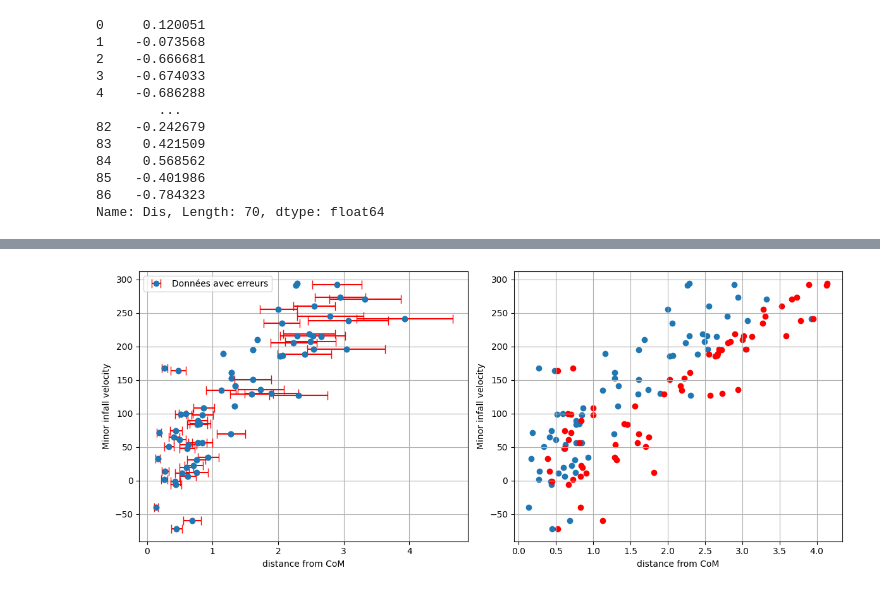
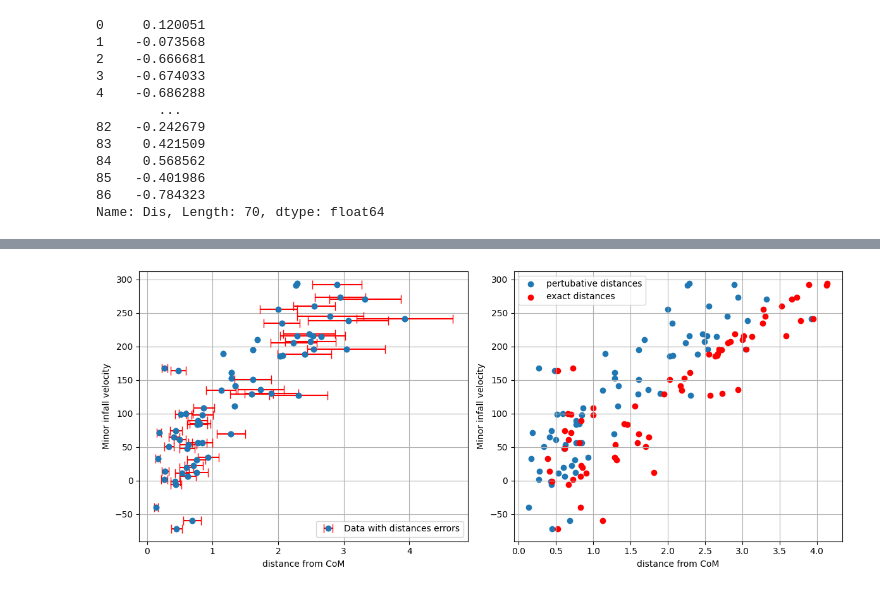
Before and after one commit to AdrianFaucher/project_3A, a Jupyter notebook: pertubative_distance.ipynb, the cells around one changed output, grey strips where cells are left out. Saved outputs shown, nothing was run; the diff lists cells and outputs as text; code cells hidden in the pictures.

```diff
--- a/pertubative_distance.ipynb
+++ b/pertubative_distance.ipynb
@@ -77,37 +73,38 @@ galaxy_df.head(4)
 # %%
 import matplotlib.pyplot as plt
 import pandas as pd
-
 
 
 # Filter out center-of-mass entries
 mask = ~galaxy_df['Name'].str.startswith('CoM_')
 x = pd.to_numeric(galaxy_df.loc[mask, "pertubative_dis_center_CoM_N5128,Cen A_N5236, M83_0.76"], errors='coerce').values
 x_prime =pd.to_numeric(galaxy_df.loc[mask, "dis_center_CoM_N5128,Cen A_N5236, M83_0.76"], errors='coerce').values
 e_x = pd.to_numeric(galaxy_df.loc[mask, "e_pertubative_dis_center_CoM_N5128,Cen A_N5236, M83_0.76"], errors='coerce').values
 y = pd.to_numeric(galaxy_df.loc[mask, "minor_infall_velocity_CoM_N5128,Cen A_N5236, M83_0.76"], errors='coerce').values
-
+x_prime =pd.to_numeric(galaxy_df.loc[mask, "dis_center_CoM_N5128,Cen A_N5236, M83_0.76"], errors='coerce').values
+e_x_prime = pd.to_numeric(galaxy_df.loc[mask, "e_pertubative_dis_center_CoM_N5128,Cen A_N5236, M83_0.76"], errors='coerce').values
 # Create a figure with two subplots (1 row, 2 columns)
 fig, axs = plt.subplots(1, 2, figsize=(12, 5))
 
 # First subplot: Errorbar plot
-axs[0].errorbar(x, y, xerr=e_x, fmt='o', capsize=5, ecolor='red', label="Données avec erreurs")
+axs[0].errorbar(x, y, xerr=e_x, fmt='o', capsize=5, ecolor='red', label="Data with distances errors")
 axs[0].scatter(x, y)
 axs[0].set_xlabel("distance from CoM")
 axs[0].set_ylabel("Minor infall velocity")
 axs[0].legend()
 axs[0].grid(True)
 
 # Second subplot: Scatter plot
-axs[1].scatter(x, y)
-axs[1].scatter(x_prime,y,color='r')
+axs[1].scatter(x, y, label="pertubative distances")
+axs[1].scatter(x_prime,y,color='r', label="exact distances")
 axs[1].set_xlabel("distance from CoM")
 axs[1].set_ylabel("Minor infall velocity")
+plt.legend()
 
 axs[1].grid(True)
 
 # Display the plots
 plt.tight_layout()
 plt.show()
 # %% [output]
-[figure, old version]
+[figure, new version]
```
Also changed, not shown: parts of 15 cells of this notebook, 7 other files.
